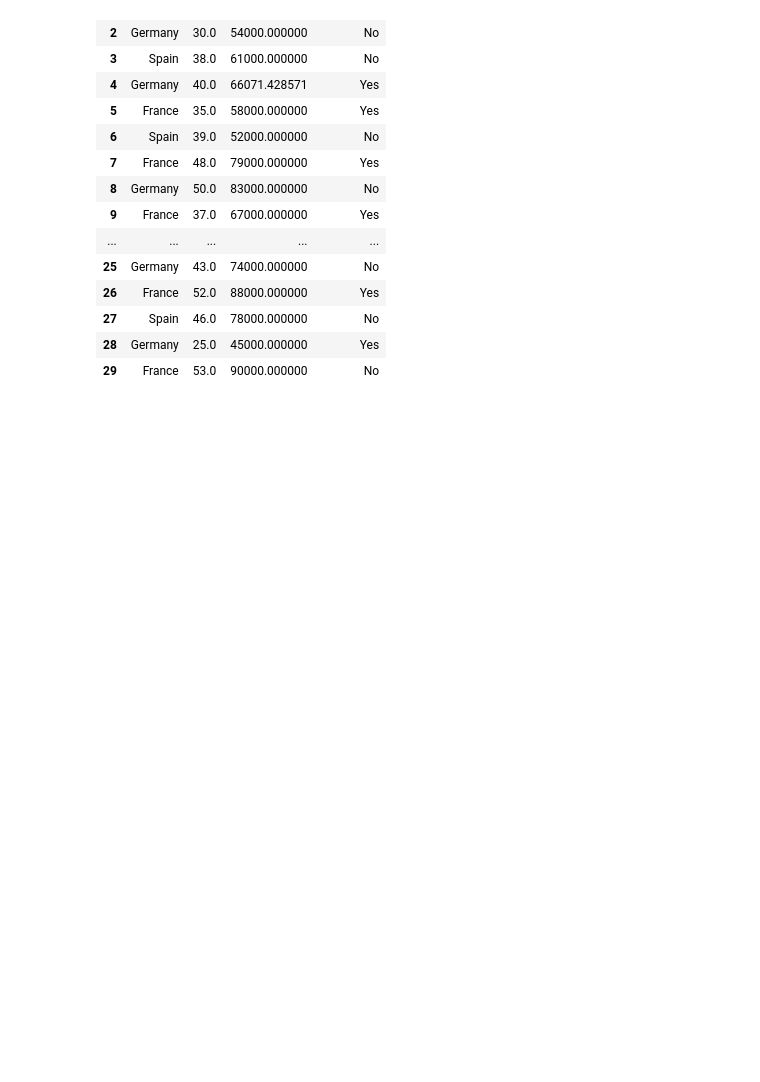
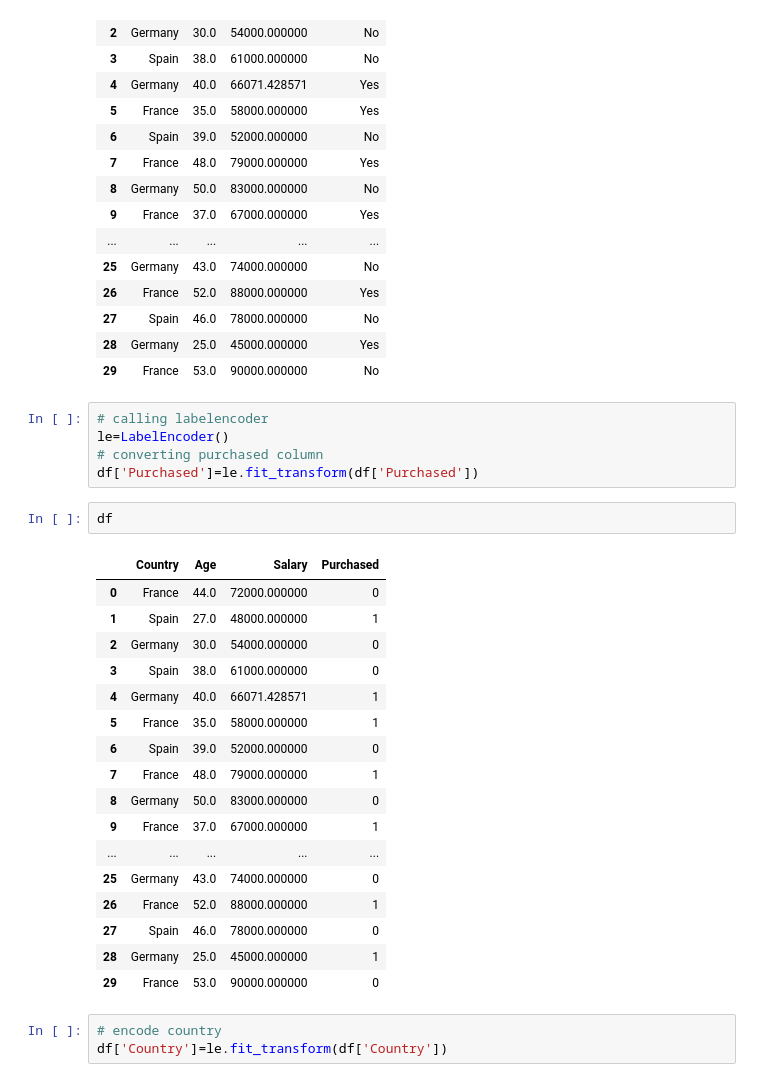
Before and after one commit to redashu/Intuit_ML_13thMay2026, a Jupyter notebook: notebooks/DataPreprocess_ashu.ipynb, the cells around one changed output. Saved outputs shown, nothing was run; the diff lists cells and outputs as text; blank space fills up the shorter version.

```diff
--- a/notebooks/DataPreprocess_ashu.ipynb
+++ b/notebooks/DataPreprocess_ashu.ipynb
@@ -83,3 +84,31 @@ df
 | 27 | Spain | 46.0 | 78000.000000 | No |
 | 28 | Germany | 25.0 | 45000.000000 | Yes |
 | 29 | France | 53.0 | 90000.000000 | No |
+# %%
+# calling labelencoder
+le=LabelEncoder()
+# converting purchased column
+df['Purchased']=le.fit_transform(df['Purchased'])
+# %%
+df
+# %% [output]
+|  | Country | Age | Salary | Purchased |
+| 0 | France | 44.0 | 72000.000000 | 0 |
+| 1 | Spain | 27.0 | 48000.000000 | 1 |
+| 2 | Germany | 30.0 | 54000.000000 | 0 |
+| 3 | Spain | 38.0 | 61000.000000 | 0 |
+| 4 | Germany | 40.0 | 66071.428571 | 1 |
+| 5 | France | 35.0 | 58000.000000 | 1 |
+| 6 | Spain | 39.0 | 52000.000000 | 0 |
+| 7 | France | 48.0 | 79000.000000 | 1 |
+| 8 | Germany | 50.0 | 83000.000000 | 0 |
+| 9 | France | 37.0 | 67000.000000 | 1 |
+| ... | ... | ... | ... | ... |
+| 25 | Germany | 43.0 | 74000.000000 | 0 |
+| 26 | France | 52.0 | 88000.000000 | 1 |
+| 27 | Spain | 46.0 | 78000.000000 | 0 |
+| 28 | Germany | 25.0 | 45000.000000 | 1 |
+| 29 | France | 53.0 | 90000.000000 | 0 |
+# %%
+# encode country
+df['Country']=le.fit_transform(df['Country'])
```
Also changed, not shown: parts of 2 cells of this notebook, 3 other files.
